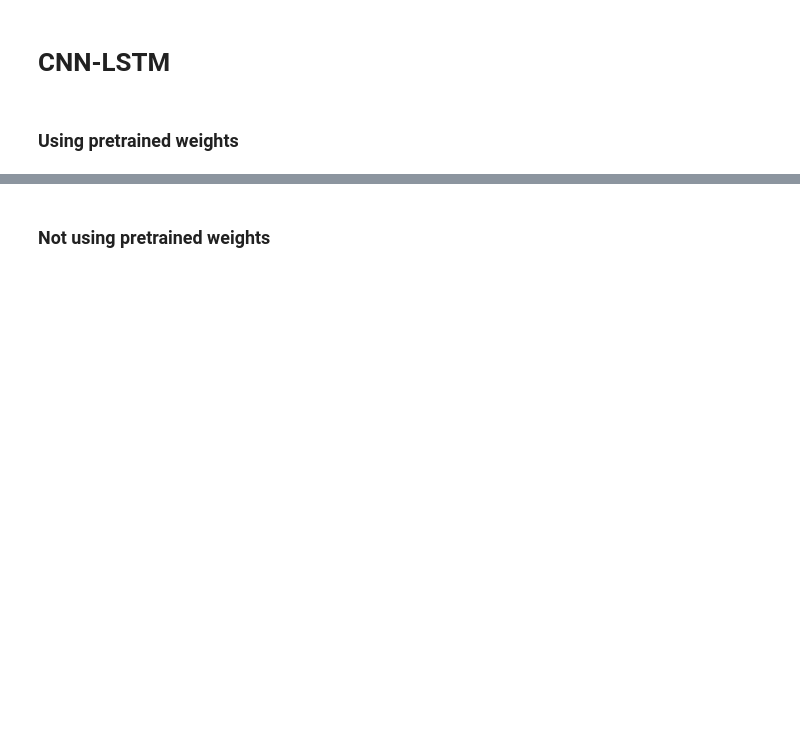
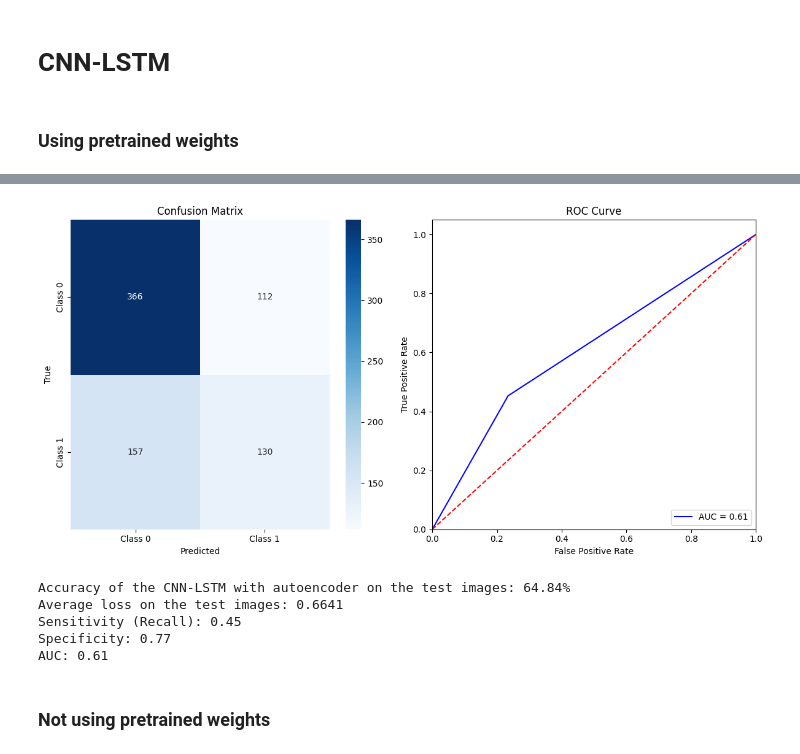
Before and after one commit to yasty-sanchez/ADHD_fMRI_DL, a Jupyter notebook: experiments.ipynb, the cells around one changed output, grey strips where cells are left out. Drawn from its saved outputs; the diff is of its cells as text; code cells hidden in the pictures; blank space fills up the shorter version.

```diff
--- a/experiments.ipynb
+++ b/experiments.ipynb
@@ -829,20 +847,22 @@ class CNNLSTMOnAutoencoder(nn.Module):
         self.encoder = autoencoder.encoder
 
         # Convolutional layers with batch normalization
-        self.conv1 = nn.Conv3d(in_channels=512, out_channels=128, kernel_size=3, stride=1, padding=1)
-        self.bn1 = nn.BatchNorm3d(128)
+        self.conv1 = nn.Conv3d(in_channels=512, out_channels=256, kernel_size=3, stride=1, padding=1)
+        self.bn1 = nn.BatchNorm3d(256)
 
-        self.conv2 = nn.Conv3d(in_channels=128, out_channels=64, kernel_size=3, stride=1, padding=1)
-        self.bn2 = nn.BatchNorm3d(64)
+        self.conv2 = nn.Conv3d(in_channels=256, out_channels=128, kernel_size=3, stride=1, padding=1)
+        self.bn2 = nn.BatchNorm3d(128)
 
         # Adaptive max pooling layer
-        self.pool = nn.AdaptiveMaxPool3d(output_size=(10, 10, 10))
+        self.pool = nn.AdaptiveMaxPool3d(output_size=(10, 10, 50))
 
         # LSTM layer
-        self.lstm = nn.LSTM(input_size=64 * 10 * 10, hidden_size=hidden_size, num_layers=2, dropout=0.5, batch_first=True, bidirectional=True)
+        self.lstm = nn.LSTM(input_size=128 * 10 * 10, hidden_size=hidden_size, num_layers=2, dropout=0.5, batch_first=True, bidirectional=True)
 
         # Fully connected layer
-        self.fc = nn.Linear(hidden_size * 2, num_classes)
+        self.fc1 = nn.Linear(hidden_size * 2, 256)  # Adjust the input size based on the pooled output
+        self.dropout = nn.Dropout(0.5)
+        self.fc2 = nn.Linear(256, num_classes)
 
     def forward(self, x):
         batch_size = x.size(0)
@@ -864,11 +884,13 @@ class CNNLSTMOnAutoencoder(nn.Module):
         # Pass through the LSTM layer
         lstm_out, _ = self.lstm(x)
 
-        # Take the output from the last LSTM step
+        # Take the last time step output for further processing
         out = lstm_out[:, -1, :]
 
-        # Pass through the fully connected layer
-        out = self.fc(out)
+        # Pass through the fully connected layers
+        out = F.relu(self.fc1(out))
+        out = self.dropout(out)
+        out = self.fc2(out)
 
         return out
 # %%
@@ -995,7 +1022,7 @@ trained_autoencoder.eval() # Set the model to evaluation mode
 
 # Load the model
 classifier_model = CNNLSTMOnAutoencoder(trained_autoencoder, hidden_size=64, num_classes=2).to(device)  # Initialize your classifier model
-model_state_dict = torch.load('cnnlstm_with_ae_final.pt', weights_only=False)
+model_state_dict = torch.load('best_cnnlstm_with_ae.pt', weights_only=False)
 classifier_model.load_state_dict(model_state_dict)
 
 # Set the model to evaluation mode
@@ -1016,21 +1043,20 @@ with torch.no_grad():
         # Send inputs and labels to the device (GPU if available)
         inputs, labels = inputs.to(device), labels.to(device)
 
-        # Zero the gradients
-        optimizer.zero_grad()
-
         # Forward pass
-        output = simple_cnn_model(inputs)
-        # print(outputs.shape)
-
+        output = classifier_model(inputs)
         loss = criterion(output, labels)
 
         total_loss += loss.item()
+
+        # Get predictions and probabilities
         _, predicted = torch.max(output, 1)
+
+        # Update counts
         total += labels.size(0)
         correct += (predicted == labels).sum().item()
 
-        # Store predictions and labels for confusion matrix
+        # Store predictions, labels, and probabilities for further metrics
         all_labels.extend(labels.cpu().numpy())
         all_preds.extend(predicted.cpu().numpy())
 
@@ -1051,33 +1077,40 @@ fpr, tpr, _ = roc_curve(all_labels, all_preds)
 # Plot confusion matrix
 fig, ax = plt.subplots(1, 2, figsize=(12, 6))
 
 # Confusion matrix plot
 sns.heatmap(conf_matrix, annot=True, fmt="d", cmap="Blues", ax=ax[0],
             xticklabels=[f'Class {i}' for i in range(num_classes)],
             yticklabels=[f'Class {i}' for i in range(num_classes)])
 ax[0].set_xlabel('Predicted')
 ax[0].set_ylabel('True')
 ax[0].set_title('Confusion Matrix')
 
 # ROC curve plot
 ax[1].plot(fpr, tpr, color='blue', label=f'AUC = {auc_score:.2f}')
 ax[1].plot([0, 1], [0, 1], 'r--')
 ax[1].set_xlim([0.0, 1.0])
 ax[1].set_ylim([0.0, 1.05])
 ax[1].set_xlabel('False Positive Rate')
 ax[1].set_ylabel('True Positive Rate')
 ax[1].set_title('ROC Curve')
 ax[1].legend(loc="lower right")
 
 plt.tight_layout()
 plt.show()
 
 # Print metrics
 print(f'Accuracy of the CNN-LSTM with autoencoder on the test images: {accuracy:.2f}%')
 print(f'Average loss on the test images: {average_loss:.4f}')
 print(f'Sensitivity (Recall): {sensitivity:.2f}')
 print(f'Specificity: {specificity:.2f}')
 print(f'AUC: {auc_score:.2f}')
+# %% [output]
+[figure, added]
+Accuracy of the CNN-LSTM with autoencoder on the test images: 64.84%
+Average loss on the test images: 0.6641
+Sensitivity (Recall): 0.45
+Specificity: 0.77
+AUC: 0.61
 # %% [markdown]
 ### Not using pretrained weights
 # %%
```
Also changed, not shown: parts of 12 cells of this notebook.
